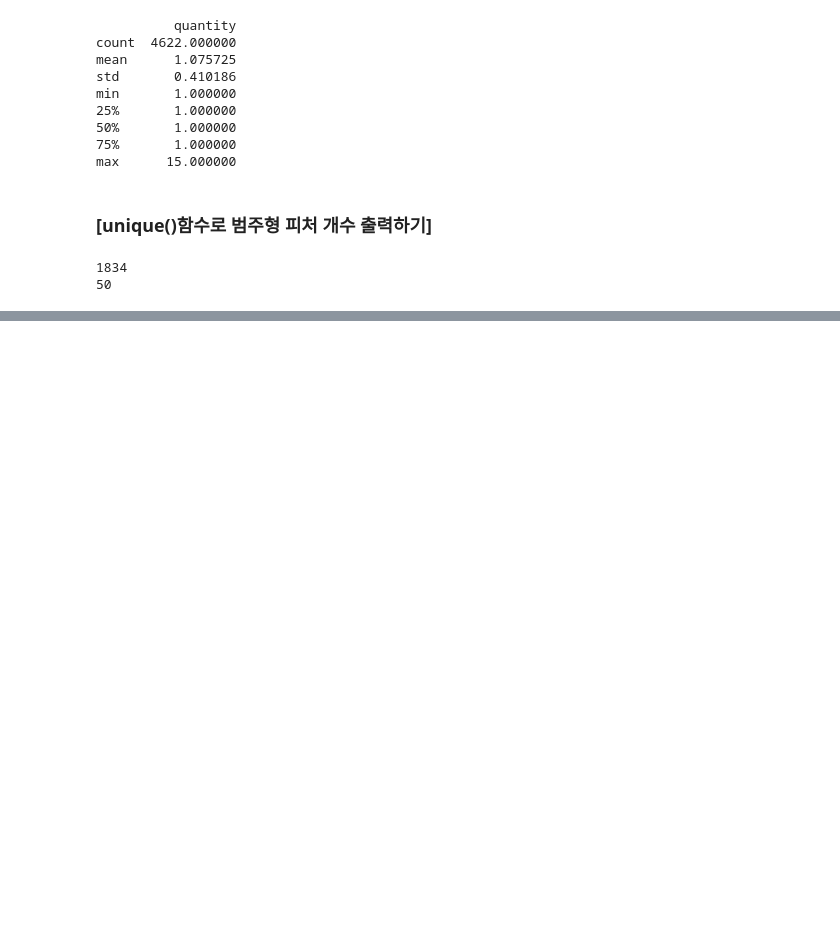
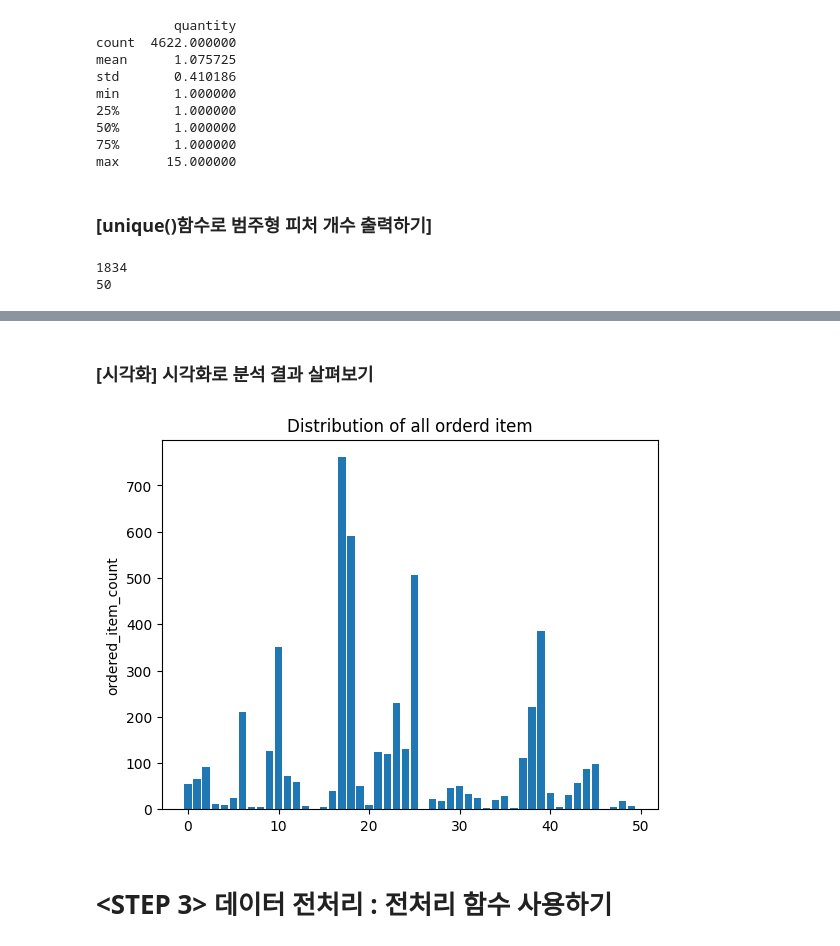
Before and after one commit to wikwanggy/Data.python, a Jupyter notebook: chipotle.ipynb, the cells around one changed output, grey strips where cells are left out. Drawn from its saved outputs; the diff is of its cells as text; code cells hidden in the pictures; blank space fills up the shorter version.

```diff
--- a/chipotle.ipynb
+++ b/chipotle.ipynb
@@ -81,0 +121,4 @@ print(len(chipo['item_name'].unique())) # item_name의 개수를 출력합니다
+# %%
+
+item_quantity=chipo.groupby('item_name')['quantity'].sum()
+item_quantity[:10] #
@@ -81,0 +138,19 @@ print(len(chipo['item_name'].unique())) # item_name의 개수를 출력합니다
+# %% [markdown]
+### [시각화] 시각화로 분석 결과 살펴보기
+# %%
+import numpy as np
+import matplotlib.pyplot as plt
+
+item_name_list = item_quantity.index.tolist()
+x_pos=np.arange(len(item_name_list))
+order_cnt=item_quantity.values.tolist()
+
+plt.bar(x_pos, order_cnt, align="center")
+plt.ylabel("ordered_item_count")
+plt.title('Distribution of all orderd item')
+
+plt.show()
+# %% [output]
+[figure, added]
+# %% [markdown]
+# <STEP 3> 데이터 전처리 : 전처리 함수 사용하기
```
Also changed, not shown: parts of 14 cells of this notebook, 1 other file.
